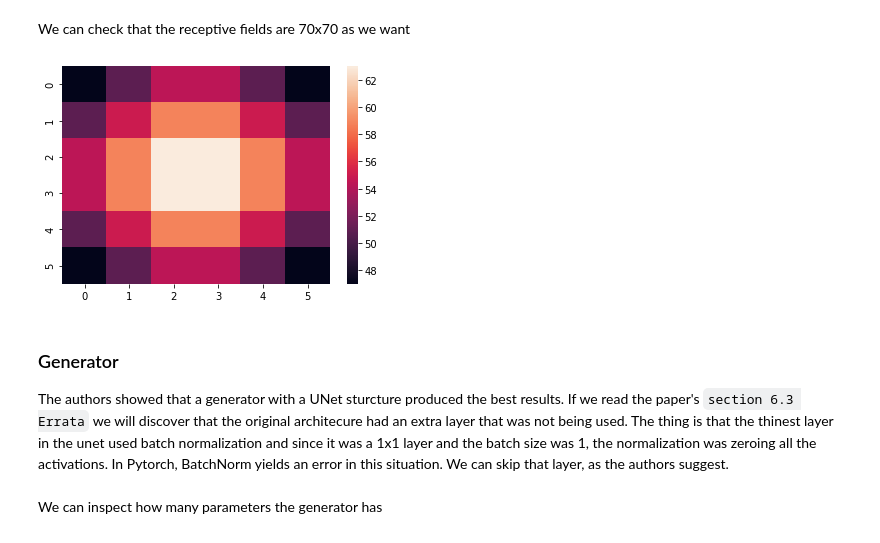
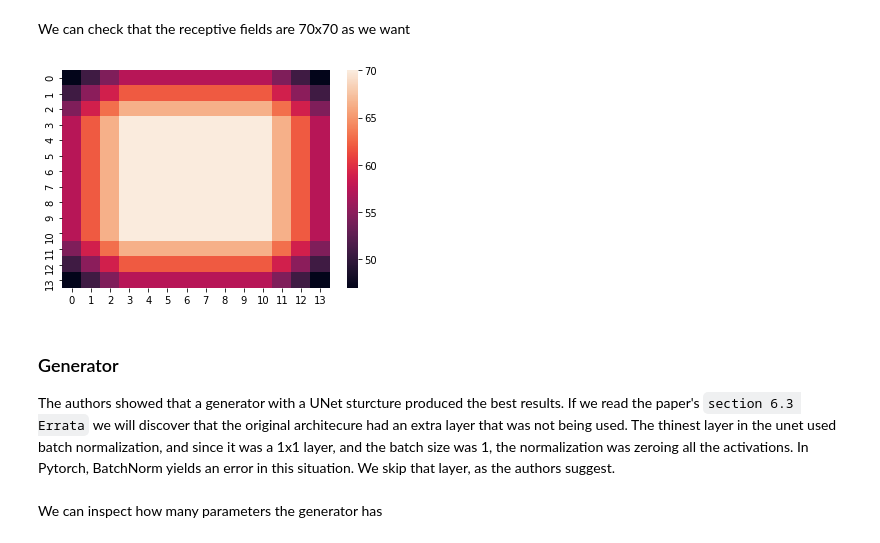
Before and after one commit to ababino/fastpapers, a Jupyter notebook: 01_isola2017image.ipynb, the cells around one changed output. Drawn from its saved outputs; the diff is of its cells as text; code cells hidden in the pictures.

```diff
--- a/01_isola2017image.ipynb
+++ b/01_isola2017image.ipynb
@@ -190,13 +214,14 @@ show_image(out[0], figsize=[6,6]);float(out.max()),float(out.min())
 # %% [markdown]
 We can check that the receptive fields are 70x70 as we want
 # %%
-rfs = receptive_fields(Patch70(1), 1, (64, 64))
+#hide
+rfs = receptive_fields(Patch70(1), 1, (128, 128))
 sns.heatmap(rfs);
 # %% [output]
-[figure, old version]
+[figure, new version]
 # %% [markdown]
 ### Generator
-The authors showed that a generator with a UNet sturcture produced the best results. If we read the paper's `section 6.3 Errata` we will discover that the original architecure had an extra layer that was not being used. The thing is that the thinest layer in the unet used batch normalization and since it was a 1x1 layer and the batch size was 1, the normalization was zeroing all the activations. In Pytorch, BatchNorm yields an error in this situation. We can skip that layer, as the authors suggest.
+The authors showed that a generator with a UNet sturcture produced the best results. If we read the paper's `section 6.3 Errata` we will discover that the original architecure had an extra layer that was not being used. The thinest layer in the unet used batch normalization, and since it was a 1x1 layer, and the batch size was 1, the normalization was zeroing all the activations. In Pytorch, BatchNorm yields an error in this situation. We skip that layer, as the authors suggest.
 # %%
 #export
 class UnetUpsample(Module):
```
Also changed, not shown: parts of 37 cells of this notebook, 18 other files.
